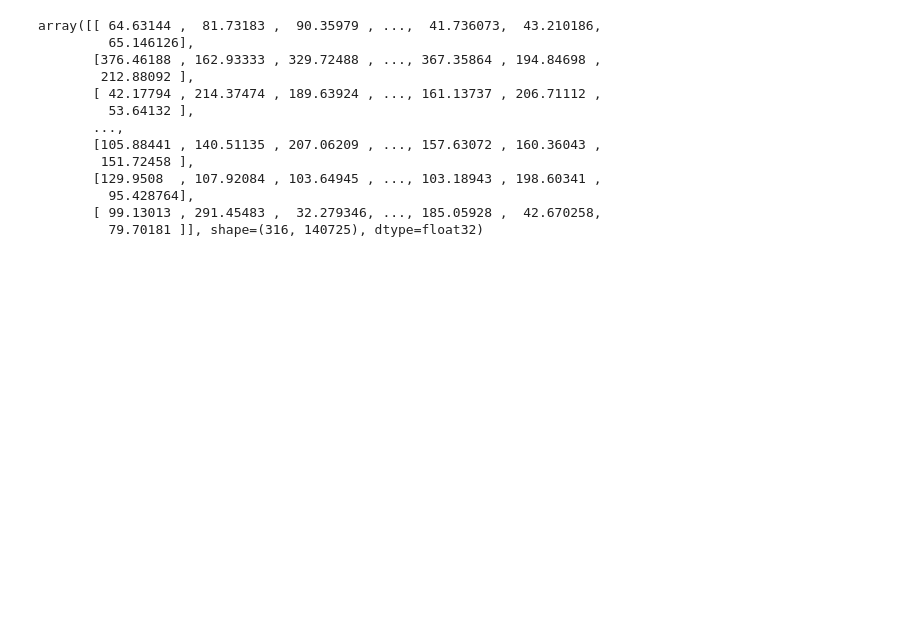
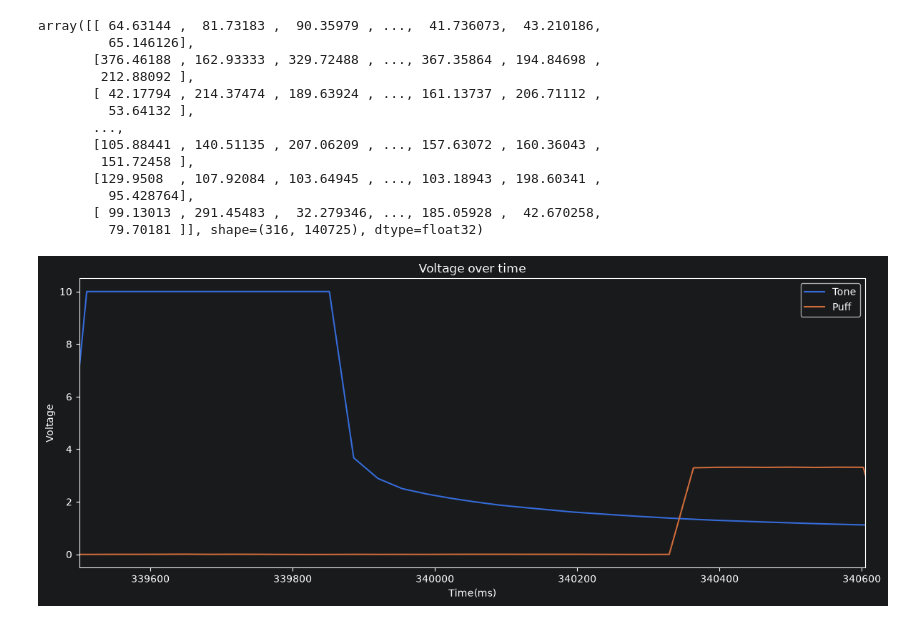
Before and after one commit to Yuchang09/DataAlign, a Jupyter notebook: scrach_space.ipynb, the cells around one changed output. Drawn from its saved outputs; the diff is of its cells as text; code cells hidden in the pictures; blank space fills up the shorter version.

Commit message:
event extraction done, need the original data to extract event time

```diff
--- a/scrach_space.ipynb
+++ b/scrach_space.ipynb
@@ -125,4 +149,18 @@ mouse_dir = PathUtils.make_mouse_file_dir(mouse_id)
 path = PathUtils.join_path(mouse_dir, f"{mouse_id}_{filtered_voltage_data.columns[-1]}.csv")
 FileUtils.write_csv_file(path, tone_peaks_time)
 # %%
-path
+PlotUtils.draw_line_plot(
+        y_values=[
+            filtered_voltage_data.iloc[:, -2],
+            filtered_voltage_data.iloc[:, -1]
+        ],
+        x_values=filtered_voltage_data.iloc[:, 0],
+        x_label="Time(ms)",
+        y_label="Voltage",
+        labels=["Tone", "Puff"],
+        title="Voltage over time",
+        x_start=339500,
+        x_stop=340605
+    )
+# %% [output]
+[figure, added]
```
Also changed, not shown: parts of 5 cells of this notebook, 5 other files.
